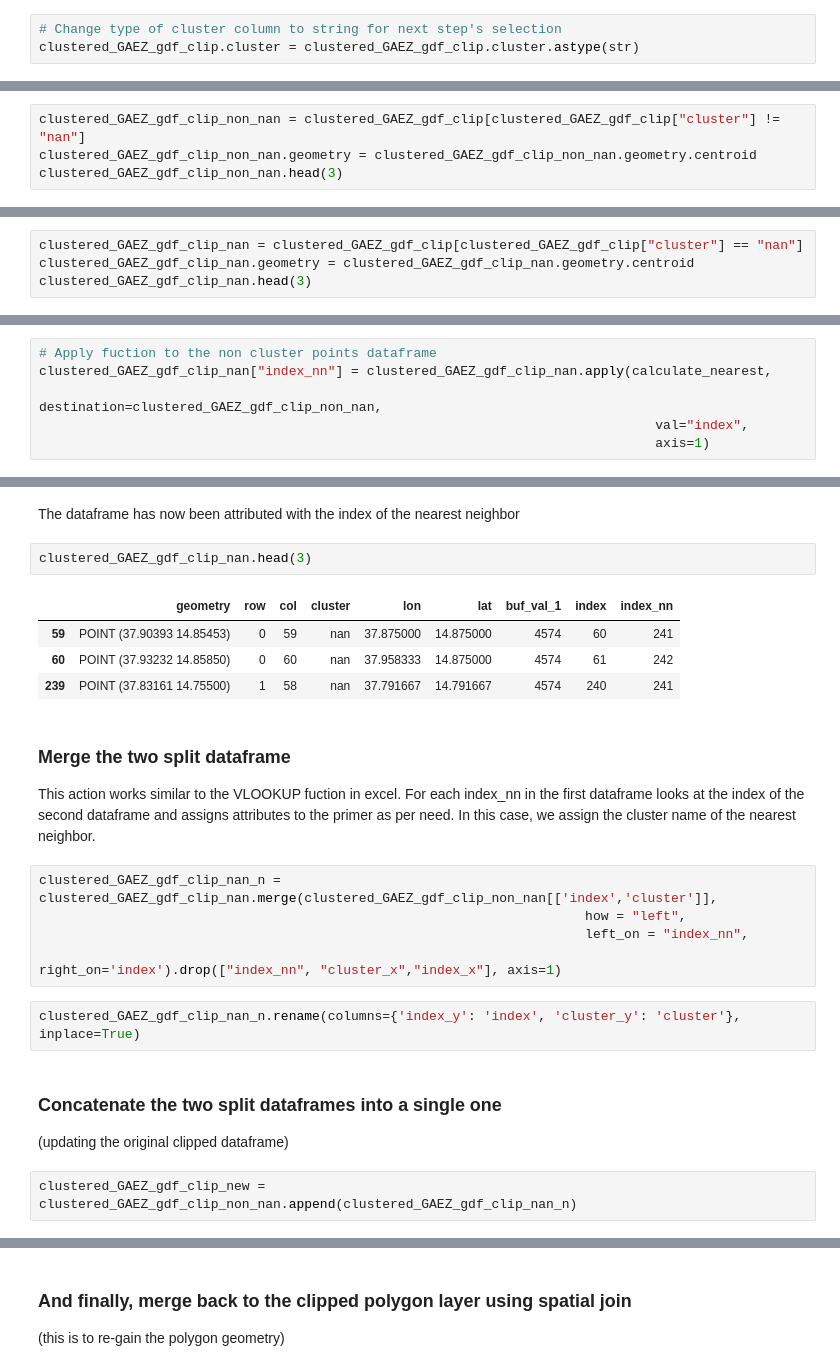
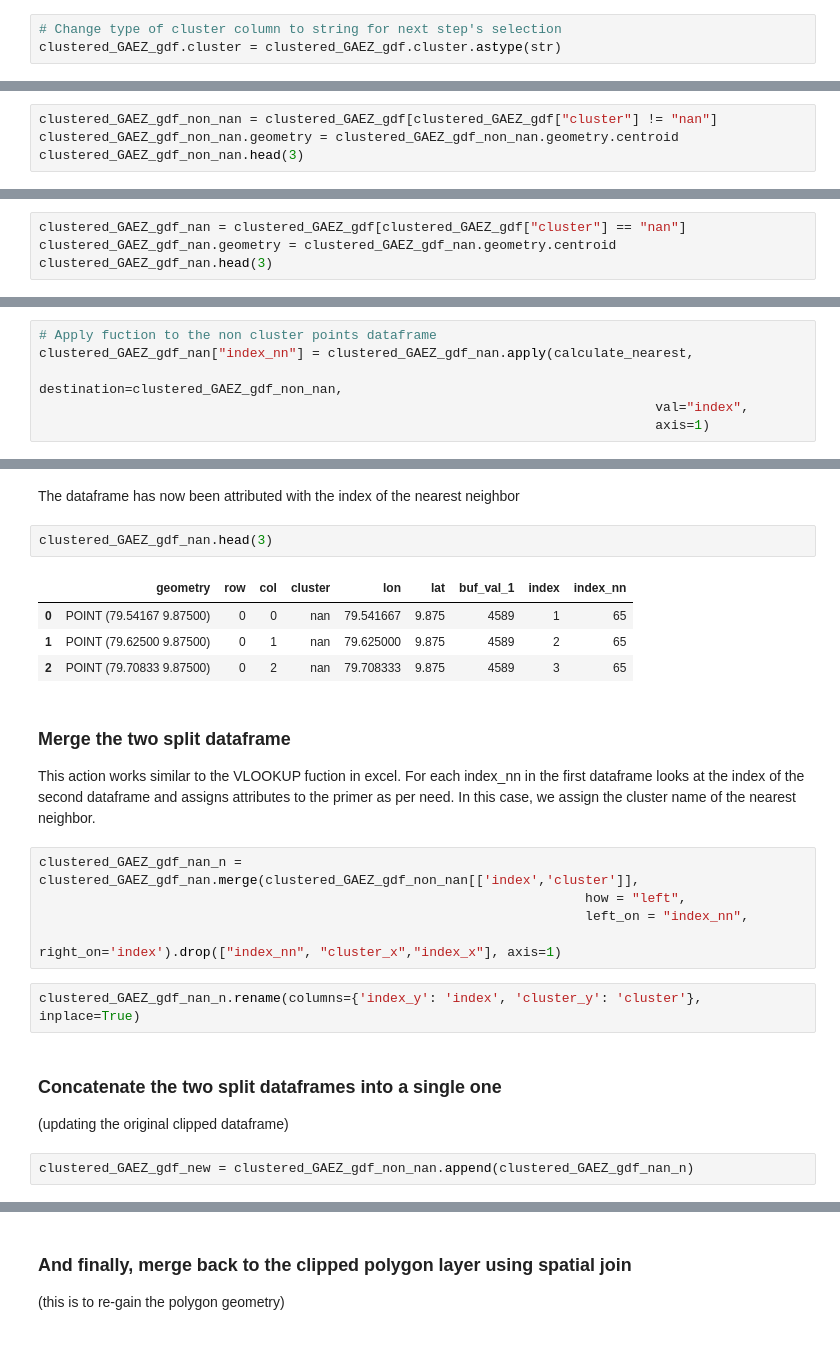
Before and after one commit to akorkovelos/un-clews-gis-work, a Jupyter notebook: Creating clustered polygons from ascii grid.ipynb, the cells around one changed output, grey strips where cells are left out. Saved outputs shown, nothing was run; the diff lists cells and outputs as text.

```diff
--- a/Creating clustered polygons from ascii grid.ipynb
+++ b/Creating clustered polygons from ascii grid.ipynb
@@ -463,11 +465,11 @@ clustered_GAEZ_gdf_clip = gpd.clip(clustered_GAEZ_gdf, admin)
 ### Split vector points based on cluster assignment
 # %%
 # Change type of cluster column to string for next step's selection
-clustered_GAEZ_gdf_clip.cluster = clustered_GAEZ_gdf_clip.cluster.astype(str)
+clustered_GAEZ_gdf.cluster = clustered_GAEZ_gdf.cluster.astype(str)
 # %% [markdown]
 Points within admin boundaries that are assigned to a cluster
 # %%
-clustered_GAEZ_gdf_clip_non_nan = clustered_GAEZ_gdf_clip[clustered_GAEZ_gdf_clip["cluster"] != "nan"]
-clustered_GAEZ_gdf_clip_non_nan.geometry = clustered_GAEZ_gdf_clip_non_nan.geometry.centroid
-clustered_GAEZ_gdf_clip_non_nan.head(3)
+clustered_GAEZ_gdf_non_nan = clustered_GAEZ_gdf[clustered_GAEZ_gdf["cluster"] != "nan"]
+clustered_GAEZ_gdf_non_nan.geometry = clustered_GAEZ_gdf_non_nan.geometry.centroid
+clustered_GAEZ_gdf_non_nan.head(3)
 # %% [output]
@@ -484,7 +486,7 @@ See the caveats in the documentation: https://pandas.pydata.org/pandas-docs/stab
 # %% [markdown]
 Points within admin boundaries but not assigned to a cluster
 # %%
-clustered_GAEZ_gdf_clip_nan = clustered_GAEZ_gdf_clip[clustered_GAEZ_gdf_clip["cluster"] == "nan"]
-clustered_GAEZ_gdf_clip_nan.geometry = clustered_GAEZ_gdf_clip_nan.geometry.centroid
-clustered_GAEZ_gdf_clip_nan.head(3)
+clustered_GAEZ_gdf_nan = clustered_GAEZ_gdf[clustered_GAEZ_gdf["cluster"] == "nan"]
+clustered_GAEZ_gdf_nan.geometry = clustered_GAEZ_gdf_nan.geometry.centroid
+clustered_GAEZ_gdf_nan.head(3)
 # %% [output]
@@ -510,8 +512,8 @@ def calculate_nearest(row, destination, val, col="geometry"):
     return match_value
 # %%
 # Apply fuction to the non cluster points dataframe
-clustered_GAEZ_gdf_clip_nan["index_nn"] = clustered_GAEZ_gdf_clip_nan.apply(calculate_nearest,
-                                                                               destination=clustered_GAEZ_gdf_clip_non_nan,
+clustered_GAEZ_gdf_nan["index_nn"] = clustered_GAEZ_gdf_nan.apply(calculate_nearest,
+                                                                               destination=clustered_GAEZ_gdf_non_nan,
                                                                                val="index",
                                                                                axis=1)
 # %% [output]
@@ -523,26 +525,26 @@ See the caveats in the documentation: https://pandas.pydata.org/pandas-docs/stab
 # %% [markdown]
 The dataframe has now been attributed with the index of the nearest neighbor
 # %%
-clustered_GAEZ_gdf_clip_nan.head(3)
+clustered_GAEZ_gdf_nan.head(3)
 # %% [output]
 |  | geometry | row | col | cluster | lon | lat | buf_val_1 | index | index_nn |
-| 59 | POINT (37.90393 14.85453) | 0 | 59 | nan | 37.875000 | 14.875000 | 4574 | 60 | 241 |
-| 60 | POINT (37.93232 14.85850) | 0 | 60 | nan | 37.958333 | 14.875000 | 4574 | 61 | 242 |
-| 239 | POINT (37.83161 14.75500) | 1 | 58 | nan | 37.791667 | 14.791667 | 4574 | 240 | 241 |
+| 0 | POINT (79.54167 9.87500) | 0 | 0 | nan | 79.541667 | 9.875 | 4589 | 1 | 65 |
+| 1 | POINT (79.62500 9.87500) | 0 | 1 | nan | 79.625000 | 9.875 | 4589 | 2 | 65 |
+| 2 | POINT (79.70833 9.87500) | 0 | 2 | nan | 79.708333 | 9.875 | 4589 | 3 | 65 |
 # %% [markdown]
 ### Merge the two split dataframe
 
 This action works similar to the VLOOKUP fuction in excel. For each index_nn in the first dataframe looks at the index of the second dataframe and assigns attributes to the primer as per need. In this case, we assign the cluster name of the nearest neighbor.
 # %%
-clustered_GAEZ_gdf_clip_nan_n = clustered_GAEZ_gdf_clip_nan.merge(clustered_GAEZ_gdf_clip_non_nan[['index','cluster']],
+clustered_GAEZ_gdf_nan_n = clustered_GAEZ_gdf_nan.merge(clustered_GAEZ_gdf_non_nan[['index','cluster']],
                                                                       how = "left",
                                                                       left_on = "index_nn",
                                                                       right_on='index').drop(["index_nn", "cluster_x","index_x"], axis=1)
 # %%
-clustered_GAEZ_gdf_clip_nan_n.rename(columns={'index_y': 'index', 'cluster_y': 'cluster'}, inplace=True)
+clustered_GAEZ_gdf_nan_n.rename(columns={'index_y': 'index', 'cluster_y': 'cluster'}, inplace=True)
 # %% [markdown]
 ### Concatenate the two split dataframes into a single one
 (updating the original clipped dataframe)
-# %%
-clustered_GAEZ_gdf_clip_new = clustered_GAEZ_gdf_clip_non_nan.append(clustered_GAEZ_gdf_clip_nan_n)
+# %%
+clustered_GAEZ_gdf_new = clustered_GAEZ_gdf_non_nan.append(clustered_GAEZ_gdf_nan_n)
 # %%
```
Also changed, not shown: parts of 32 cells of this notebook.
